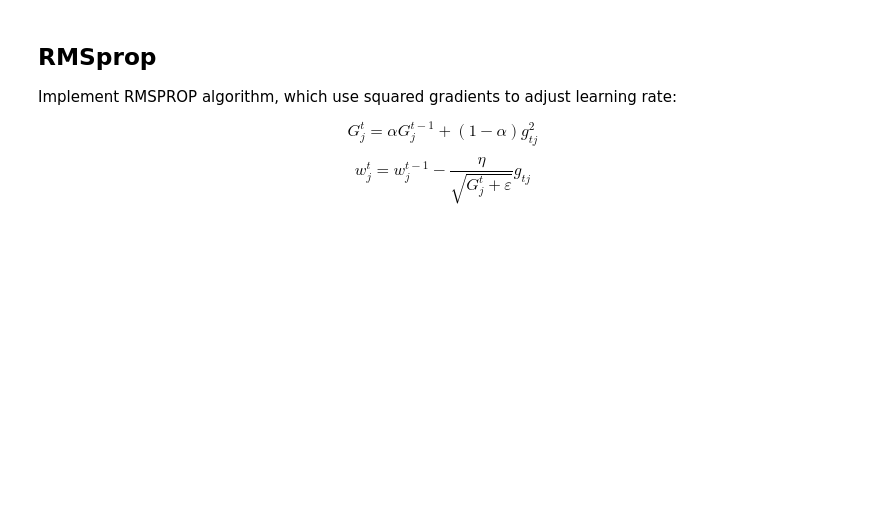
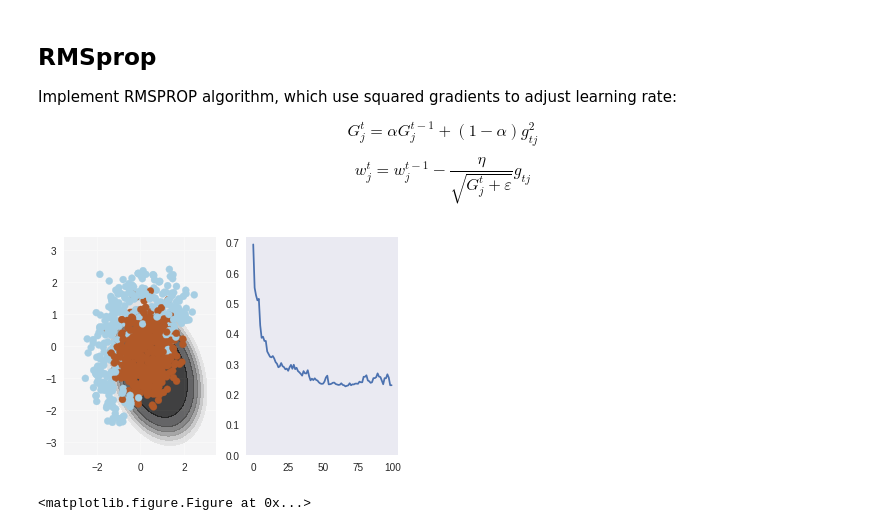
Before and after one commit to veegaaa/intro-to-dl, a Jupyter notebook: week1/week01_pa.ipynb, the cells around one changed output. Drawn from its saved outputs; the diff is of its cells as text; code cells hidden in the pictures; blank space fills up the shorter version.

```diff
--- a/week1/week01_pa.ipynb
+++ b/week1/week01_pa.ipynb
@@ -295,28 +355,35 @@ $$ w_j^t = w_j^{t-1} - \dfrac{\eta}{\sqrt{G_j^t + \varepsilon}} g_{tj} $$
 # %%
 # please use np.random.seed(42), eta=0.1, alpha=0.9, n_iter=100 and batch_size=4 for deterministic results
 np.random.seed(42)
 
 w = np.array([0, 0, 0, 0, 0, 1.])
 
 eta = 0.1 # learning rate
 alpha = 0.9 # moving average of gradient norm squared
-g2 = None # we start with None so that you can update this value correctly on the first iteration
+g2 = None
 eps = 1e-8
+ms = 0
 
 n_iter = 100
 batch_size = 4
 loss = np.zeros(n_iter)
 plt.figure(figsize=(12,5))
 for i in range(n_iter):
     ind = np.random.choice(X_expanded.shape[0], batch_size)
     loss[i] = compute_loss(X_expanded, y, w)
     if i % 10 == 0:
         visualize(X_expanded[ind, :], y[ind], w, loss)
 
-    # TODO:<your code here>
+    grads = compute_grad(X[ind,:], y[ind], w)
+
+    ms = alpha*ms + (1-alpha)*grads*grads
+    w = w - eta/np.sqrt(ms + eps)*grads
 
 visualize(X, y, w, loss)
 plt.clf()
+# %% [output]
+[figure, added]
+<matplotlib.figure.Figure at 0x...>
 # %%
 # use output of this cell to fill answer field
 ans_part6 = compute_loss(X_expanded, y, w)
```
Also changed, not shown: parts of 21 cells of this notebook.
